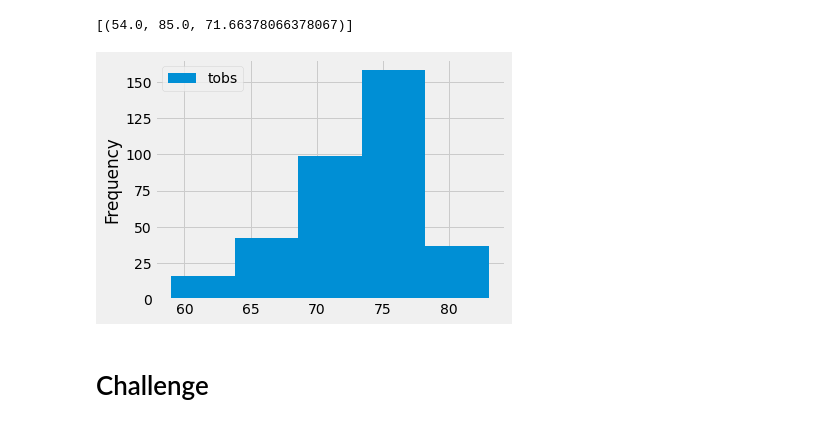
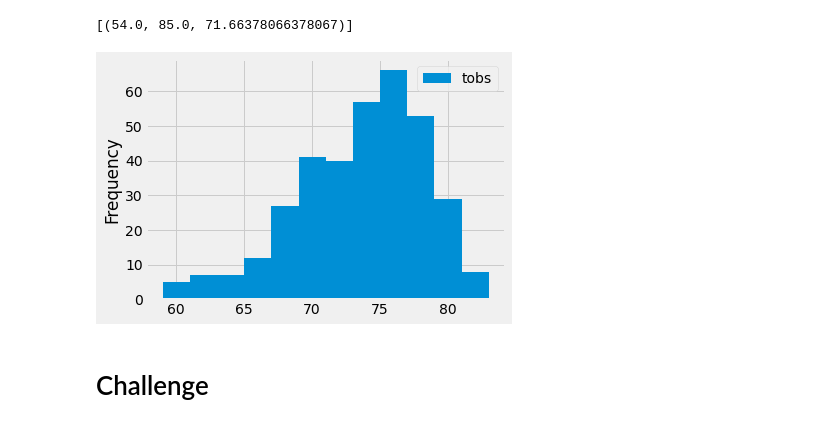
Before and after one commit to nypasha1928/Surfs_up, a Jupyter notebook: climate_analysis (1).ipynb, the cells around one changed output. Drawn from its saved outputs; the diff is of its cells as text; code cells hidden in the pictures.

```diff
--- a/climate_analysis (1).ipynb
+++ b/climate_analysis (1).ipynb
@@ -113,24 +113,24 @@ filter(Measurement.station == 'USC00519281').all()
 # %%
 # 9.3.4..
 # Choose the station with the highest number of temperature observations.
 # Query the last 12 months of temperature observation data for this station and plot the results as a histogram
 
 results = session.query(Measurement.tobs).\
 filter(Measurement.station == 'USC00519281').\
 filter(Measurement.date >= prev_year).all()
 # print(results)
 # Convert the Temperature Observation Results to a DataFrame.
 df = pd.DataFrame(results, columns=['tobs'])
 #print(df)
 
 # Plot the Temperature Observations.
-df.plot.hist(bins=5)
+df.plot.hist(bins=12)
 plt.tight_layout()
 
 # note : if the bins = 5 , the temp is over 150 ?
-    #    if the bins
+    #    if the bins = 20 , the temp is over 50 ?
 # %% [output]
-[figure, old version]
+[figure, new version]
 # %%
 # Write a function called `calc_temps` that will accept start date and end date in the format '%Y-%m-%d'
 # and return the minimum, average, and maximum temperatures for that range of dates
```
Also changed, not shown: 1 other file.
